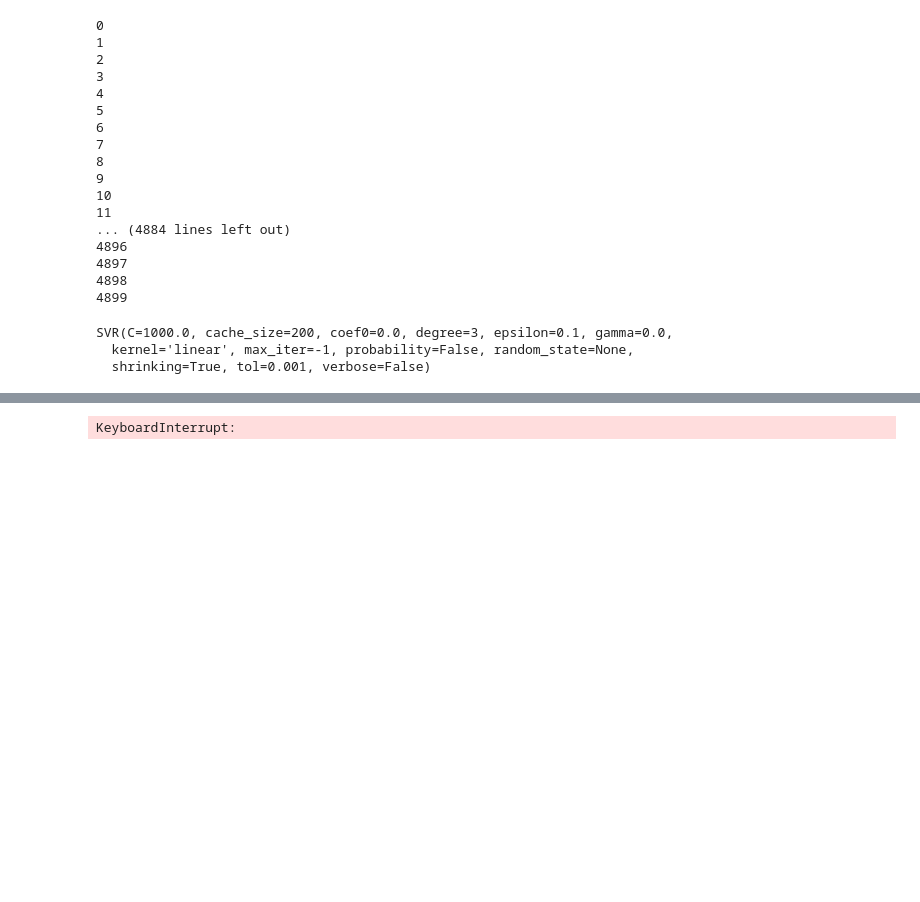
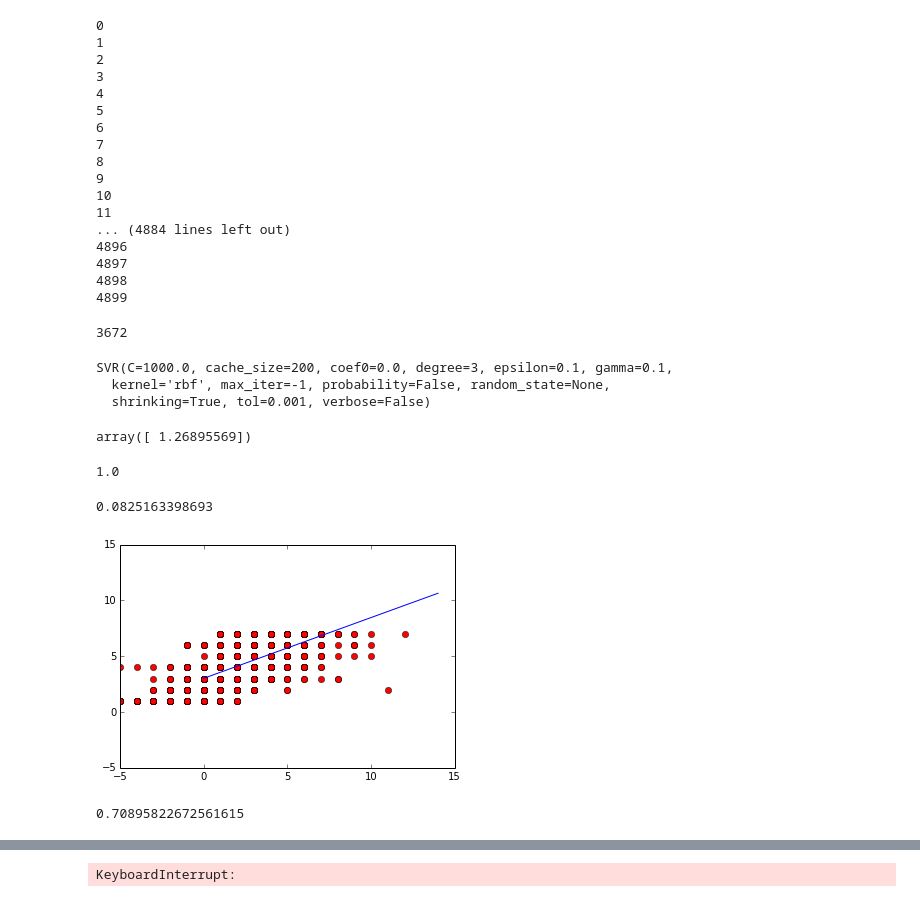
Before and after one commit to meganbarnes/knowlab, a Jupyter notebook: quality_classifier.ipynb, the cells around one changed output, grey strips where cells are left out. Saved outputs shown, nothing was run; the diff lists cells and outputs as text; code cells hidden in the pictures; blank space fills up the shorter version.

```diff
--- a/quality_classifier.ipynb
+++ b/quality_classifier.ipynb
@@ -211,18 +211,24 @@ y_test = []
 
 i = 0
 while i < len(df2):
-    if i % 2 == 0:
+    if i % 4 == 0:
+        y_test.append(df2.ix[i].values[0])
+        X_test.append(df2.ix[i].values[1:8])
+    else:
         y_train.append(df2.ix[i].values[0])
         X_train.append(df2.ix[i].values[1:8])
-    else:
-        y_test.append(df2.ix[i].values[0])
-        X_test.append(df2.ix[i].values[1:8])
     i = i + 1
+
+X_train = preprocessing.normalize(X_train, axis=0)
+X_test = preprocessing.normalize(X_test, axis=0)
+print len(X_train)
+# %% [output]
+3672
 # %%
 from sklearn import svm
-clf = svm.SVR(kernel='linear', C=1e3)
+clf = svm.SVR(C=1e3, gamma=0.1)
 clf.fit(X_train, y_train)
 # %% [output]
-SVR(C=1000.0, cache_size=200, coef0=0.0, degree=3, epsilon=0.1, gamma=0.0,
-  kernel='linear', max_iter=-1, probability=False, random_state=None,
+SVR(C=1000.0, cache_size=200, coef0=0.0, degree=3, epsilon=0.1, gamma=0.1,
+  kernel='rbf', max_iter=-1, probability=False, random_state=None,
   shrinking=True, tol=0.001, verbose=False)
@@ -231,3 +235,43 @@ len(X_train)
+# %%
+clf.predict(X_test[2100])
+# %% [output]
+array([ 1.26895569])
+# %%
+y_test[2100]
+# %% [output]
+1.0
+# %%
+predict_results = []
+s = 0
+
+i = 0
+while i < len(X_test):
+    pre = clf.predict(X_test[i])
+    predict_results.append(round(pre))
+    #print str(pre) + " " + str(round(pre)) + " " + str(y_test[i])
+    if round(pre) == y_test[i]:
+        s = s + 1
+    i = i + 1
+
+print float(s)/(len(X_test))
+# %% [output]
+0.0825163398693
+# %%
+import matplotlib.pyplot as plt
+import numpy
+plt.plot(predict_results, y_test, 'ro')
+plt.axis([-5, 15, -5, 15])
+x = numpy.r_[0:15]
+import scipy
+slope, intercept, r_value, p_value, std_err = scipy.stats.linregress(predict_results, y_test)
+plt.plot(x,slope*x + intercept)
+plt.show()
+# %% [output]
+[figure, added]
+# %%
+r_value
+# %% [output]
+0.70895822672561615
 # %%
 df2
 # %% [output]
```
Also changed, not shown: parts of 3 cells of this notebook, 1 other file.
